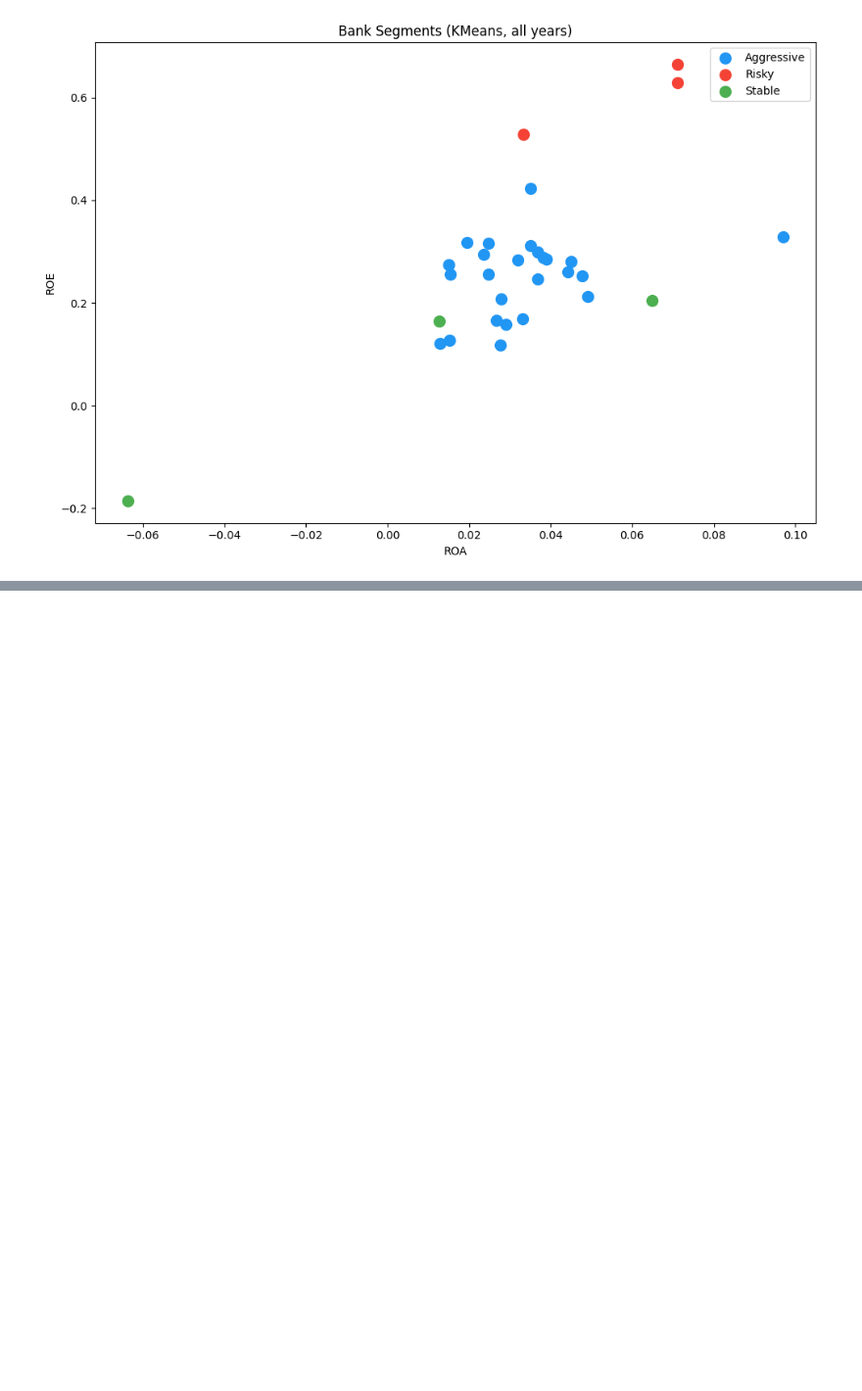
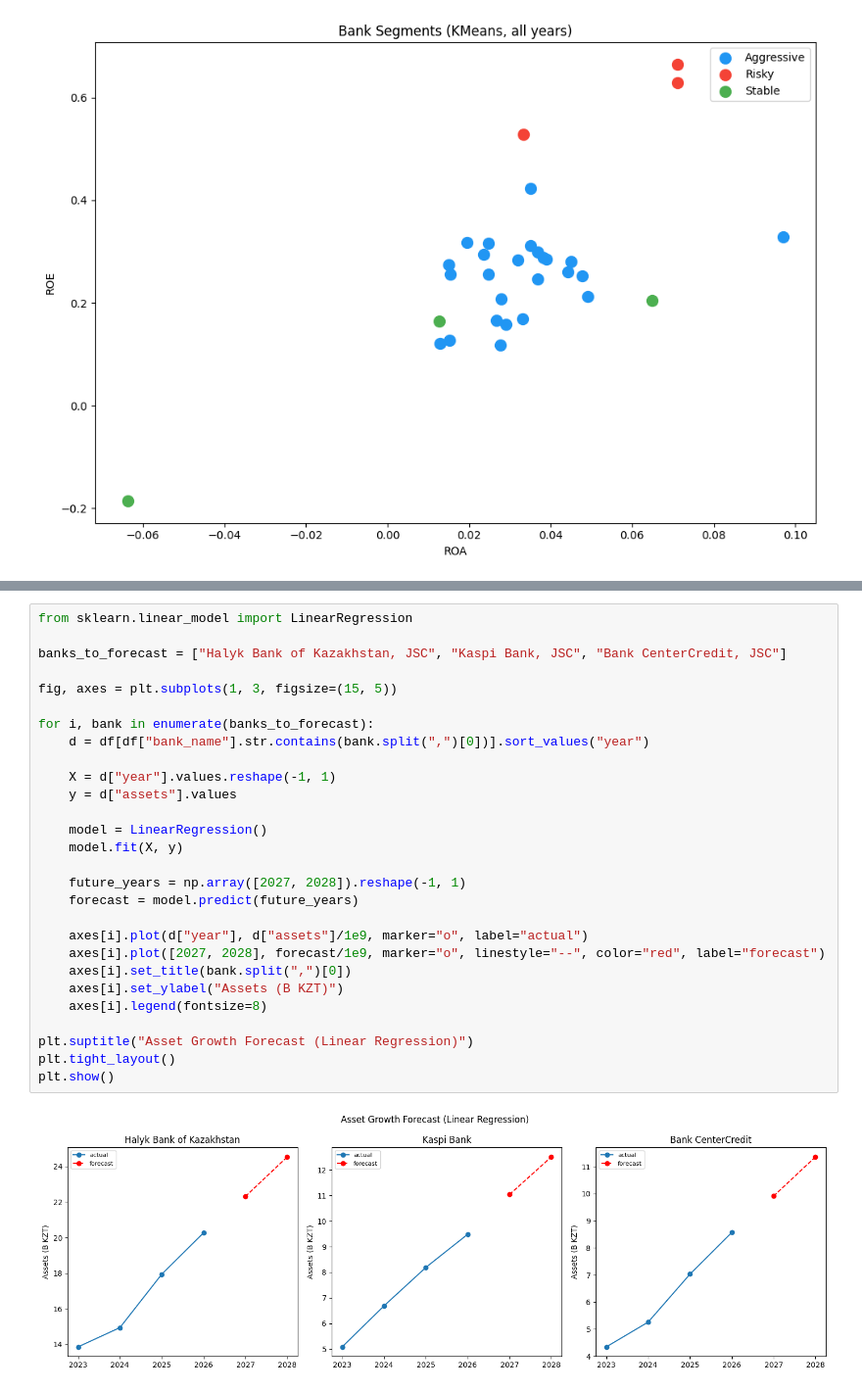
Before and after one commit to zhflux/kazakhstan-banks-financial-health, a Jupyter notebook: notebooks/04_advanced_analysis.ipynb, the cells around one changed output, grey strips where cells are left out. Shown at 98% size. Cells and saved outputs as stored; diff of their text form; blank space fills up the shorter version.

```diff
--- a/notebooks/04_advanced_analysis.ipynb
+++ b/notebooks/04_advanced_analysis.ipynb
@@ -89,0 +154,30 @@ plt.show()
+# %%
+from sklearn.linear_model import LinearRegression
+
+banks_to_forecast = ["Halyk Bank of Kazakhstan, JSC", "Kaspi Bank, JSC", "Bank CenterCredit, JSC"]
+
+fig, axes = plt.subplots(1, 3, figsize=(15, 5))
+
+for i, bank in enumerate(banks_to_forecast):
+    d = df[df["bank_name"].str.contains(bank.split(",")[0])].sort_values("year")
+
+    X = d["year"].values.reshape(-1, 1)
+    y = d["assets"].values
+
+    model = LinearRegression()
+    model.fit(X, y)
+
+    future_years = np.array([2027, 2028]).reshape(-1, 1)
+    forecast = model.predict(future_years)
+
+    axes[i].plot(d["year"], d["assets"]/1e9, marker="o", label="actual")
+    axes[i].plot([2027, 2028], forecast/1e9, marker="o", linestyle="--", color="red", label="forecast")
+    axes[i].set_title(bank.split(",")[0])
+    axes[i].set_ylabel("Assets (B KZT)")
+    axes[i].legend(fontsize=8)
+
+plt.suptitle("Asset Growth Forecast (Linear Regression)")
+plt.tight_layout()
+plt.show()
+# %% [output]
+[figure, added]
```
Also changed, not shown: parts of 5 cells of this notebook, 2 other files.
